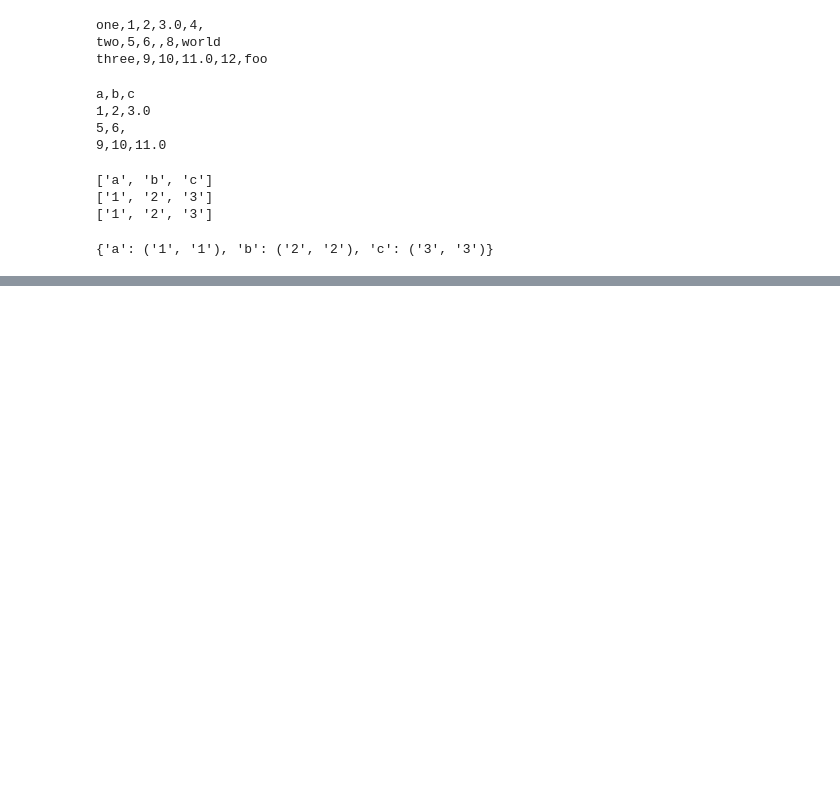
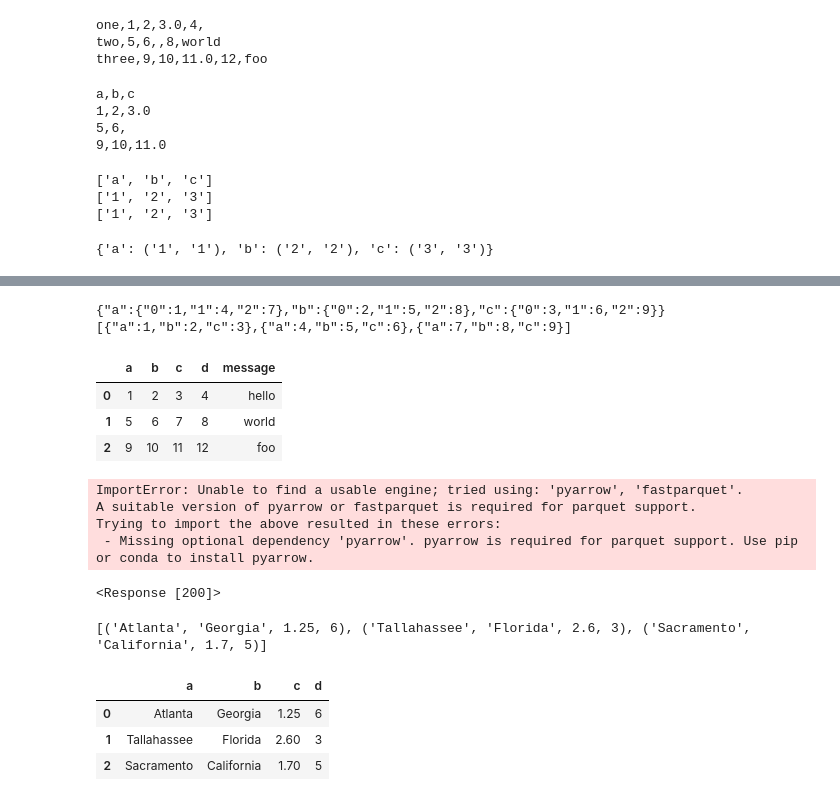
Before and after one commit to chiragraokv/DAV, a Jupyter notebook: Week 4/Week4demo.ipynb, the cells around one changed output, grey strips where cells are left out. Saved outputs shown, nothing was run; the diff lists cells and outputs as text; code cells hidden in the pictures; blank space fills up the shorter version.

```diff
--- a/Week 4/Week4demo.ipynb
+++ b/Week 4/Week4demo.ipynb
@@ -981,0 +1002,77 @@ KeyError: 'siblings'
+# %%
+data.to_json(sys.stdout)
+data.to_json(sys.stdout, orient="records")
+# %% [output]
+{"a":{"0":1,"1":4,"2":7},"b":{"0":2,"1":5,"2":8},"c":{"0":3,"1":6,"2":9}}[{"a":1,"b":2,"c":3},{"a":4,"b":5,"c":6},{"a":7,"b":8,"c":9}]
+# %%
+frame = pd.read_csv("C:\\CSE\\DAV\\DAV\\examples/ex1.csv")
+frame
+# %% [output]
+|  | a | b | c | d | message |
+| 0 | 1 | 2 | 3 | 4 | hello |
+| 1 | 5 | 6 | 7 | 8 | world |
+| 2 | 9 | 10 | 11 | 12 | foo |
+# %%
+frame.to_pickle("C:\\CSE\\DAV\\DAV\\examples\\frame_pickle")
+pd.read_pickle("C:\\CSE\\DAV\\DAV\\examples\\frame_pickle")
+fec = pd.read_parquet('C:\\CSE\\DAV\\DAV\\datasets\\fec\\fec.parquet')
+xlsx = pd.ExcelFile("examples/ex1.xlsx")
+print(xlsx.sheet_names)
+xlsx.parse(sheet_name="Sheet1")
+xlsx.parse(sheet_name="Sheet1", index_col=0)
+frame = pd.read_excel("examples/ex1.xlsx", sheet_name="Sheet1")
+print(frame)
+writer = pd.ExcelWriter("examples/ex2.xlsx")
+frame.to_excel(writer, "Sheet1")
+writer.close()
+frame.to_excel("examples/ex2.xlsx")
+
+frame = pd.DataFrame({"a": np.random.standard_normal(100)})
+store = pd.HDFStore("examples/mydata.h5")
+store["obj1"] = frame
+store["obj1_col"] = frame["a"]
+store,store["obj1"]
+# %% [output]
+ImportError: Unable to find a usable engine; tried using: 'pyarrow', 'fastparquet'.
+A suitable version of pyarrow or fastparquet is required for parquet support.
+Trying to import the above resulted in these errors:
+ - Missing optional dependency 'pyarrow'. pyarrow is required for parquet support. Use pip or conda to install pyarrow.
+# %%
+import requests
+url = "https://api.github.com/repos/pandas-dev/pandas/issues"
+resp = requests.get(url)
+resp.raise_for_status()
+print(resp)
+data = resp.json()
+data[0]["title"]
+issues = pd.DataFrame(data, columns=["number", "title",
+                                     "labels", "state"])
+# %% [output]
+<Response [200]>
+# %%
+import sqlite3
+query = """
+CREATE TABLE test
+(a VARCHAR(20), b VARCHAR(20),
+c REAL,        d INTEGER
+);"""
+con = sqlite3.connect("mydata.sqlite")
+con.execute(query)
+con.commit()
+data = [("Atlanta", "Georgia", 1.25, 6),
+        ("Tallahassee", "Florida", 2.6, 3),
+        ("Sacramento", "California", 1.7, 5)]
+stmt = "INSERT INTO test VALUES(?, ?, ?, ?)"
+con.executemany(stmt, data)
+con.commit()
+cursor = con.execute("SELECT * FROM test")
+rows = cursor.fetchall()
+print(rows)
+cursor.description
+pd.DataFrame(rows, columns=[x[0] for x in cursor.description])
+# %% [output]
+[('Atlanta', 'Georgia', 1.25, 6), ('Tallahassee', 'Florida', 2.6, 3), ('Sacramento', 'California', 1.7, 5)]
+|  | a | b | c | d |
+| 0 | Atlanta | Georgia | 1.25 | 6 |
+| 1 | Tallahassee | Florida | 2.60 | 3 |
+| 2 | Sacramento | California | 1.70 | 5 |
```
Also changed, not shown: parts of 45 cells of this notebook.
